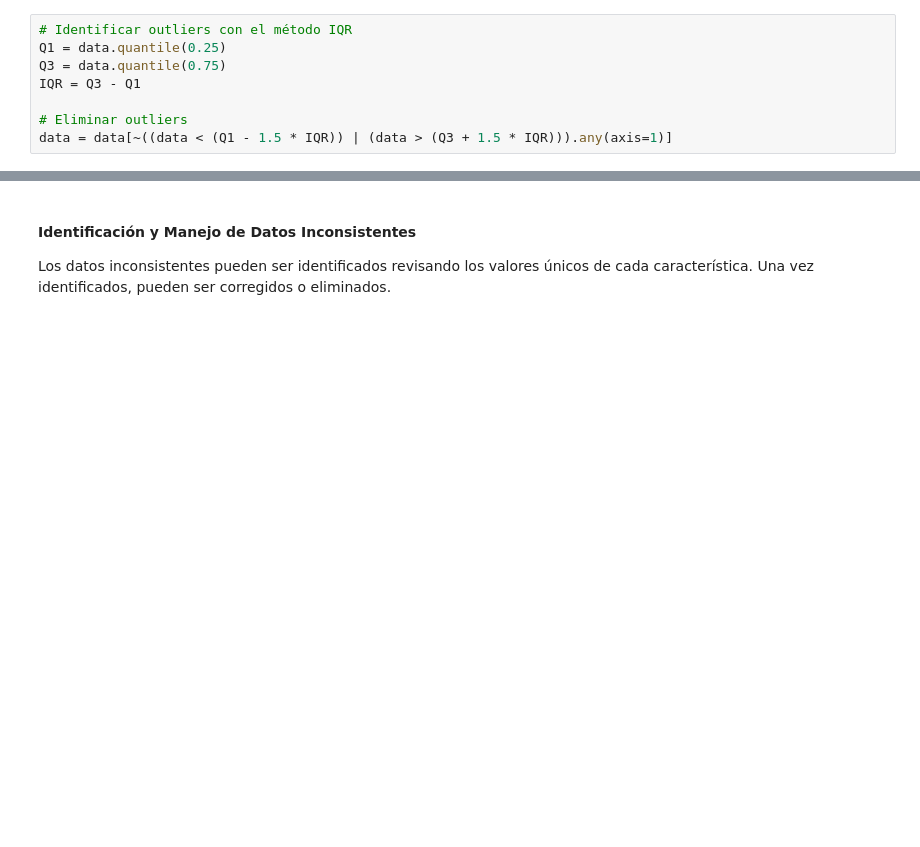
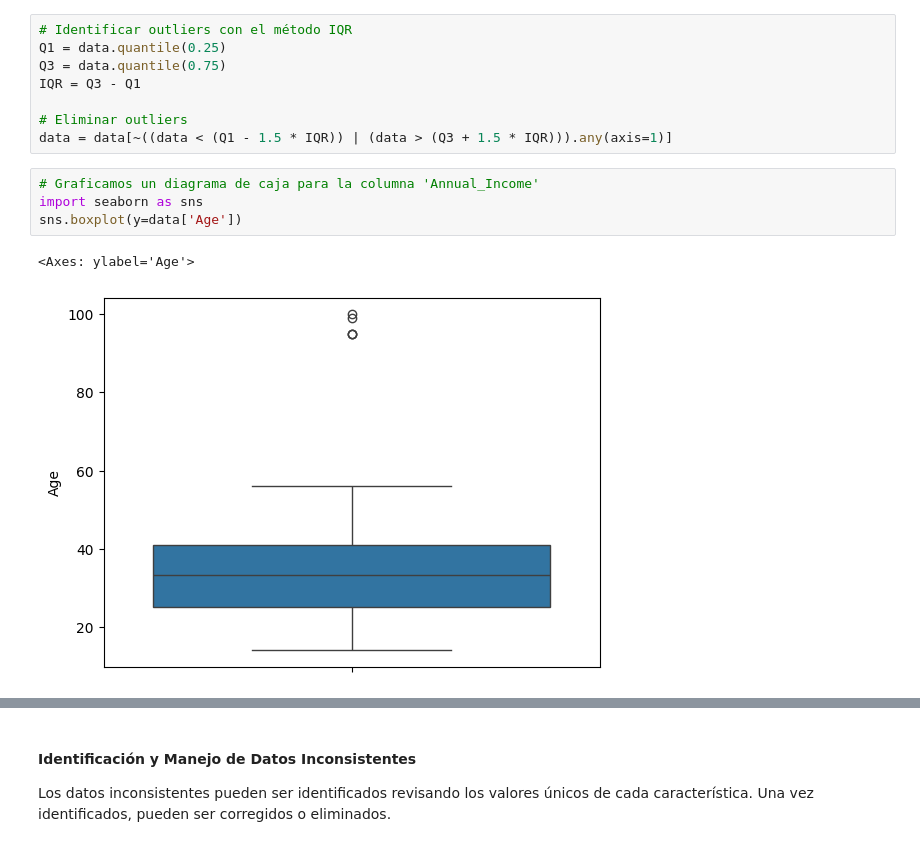
Before and after one commit to eugeniomorocho/Notebooks_DataMining, a Jupyter notebook: Tema 2 - Preprocesamiento de Datos en Data Mining/Lectura 2.2 - Preprocesamiento de datos para análisis de crédito.ipynb, the cells around one changed output, grey strips where cells are left out. Saved outputs shown, nothing was run; the diff lists cells and outputs as text; blank space fills up the shorter version.

```diff
--- a/Tema 2 - Preprocesamiento de Datos en Data Mining/Lectura 2.2 - Preprocesamiento de datos para análisis de crédito.ipynb
+++ b/Tema 2 - Preprocesamiento de Datos en Data Mining/Lectura 2.2 - Preprocesamiento de datos para análisis de crédito.ipynb
@@ -373,3 +373,10 @@ IQR = Q3 - Q1
 
 # Eliminar outliers
 data = data[~((data < (Q1 - 1.5 * IQR)) | (data > (Q3 + 1.5 * IQR))).any(axis=1)]
+# %%
+# Graficamos un diagrama de caja para la columna 'Annual_Income'
+import seaborn as sns
+sns.boxplot(y=data['Age'])
+# %% [output]
+<Axes: ylabel='Age'>
+[figure, added]
```
Also changed, not shown: parts of 11 cells of this notebook.
